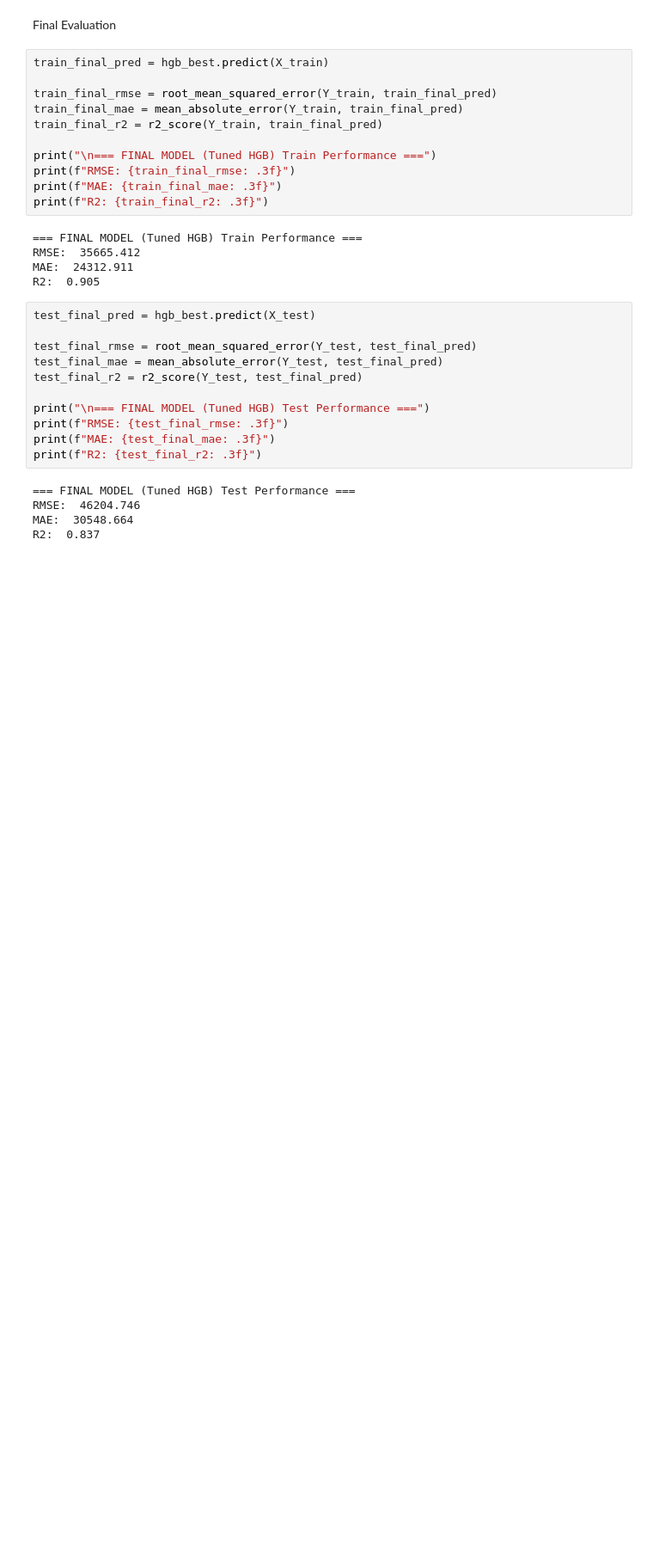
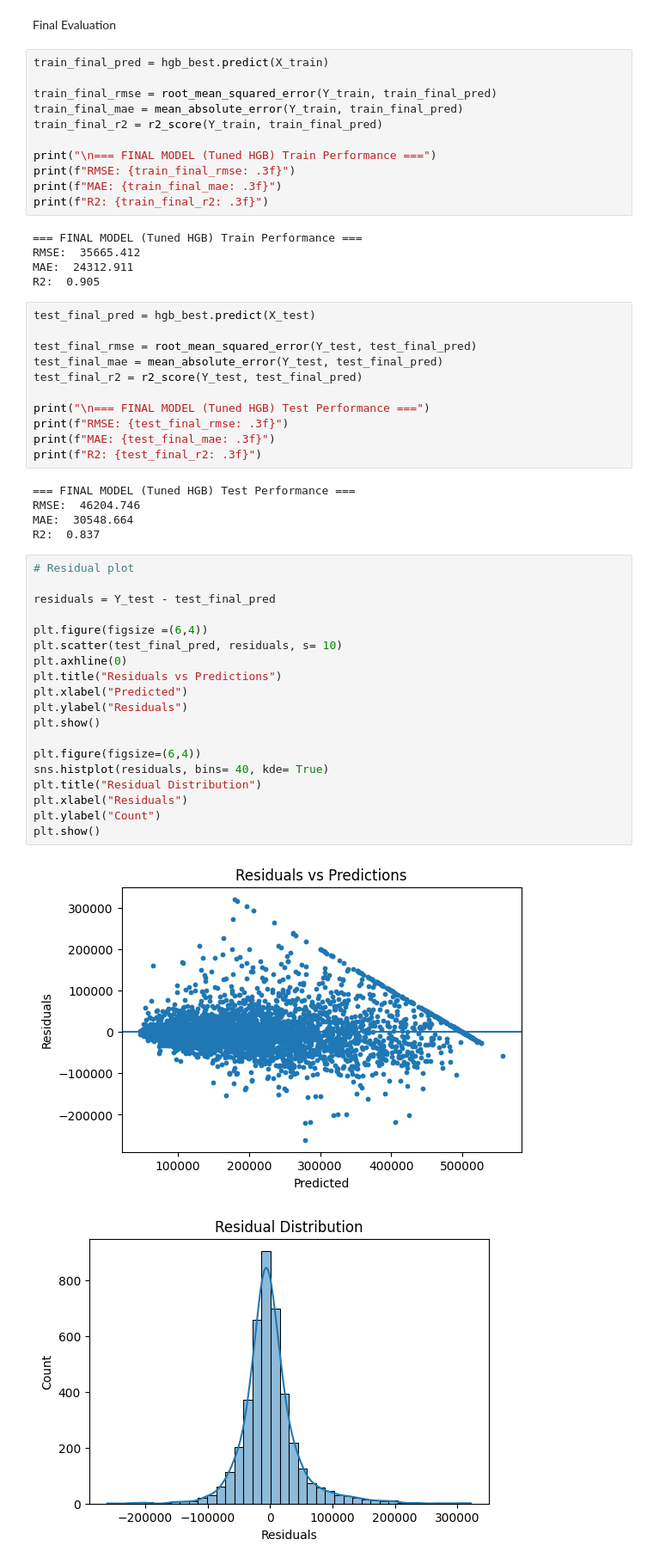
Before and after one commit to Dulyana-Silva/MLproject5-House-Price-Prediction, a Jupyter notebook: House_Price_Prediction.ipynb, the cells around one changed output. Shown at 86% size. Cells and saved outputs as stored; diff of their text form; blank space fills up the shorter version.

```diff
--- a/House_Price_Prediction.ipynb
+++ b/House_Price_Prediction.ipynb
@@ -710,3 +710,25 @@ print(f"R2: {test_final_r2: .3f}")
 RMSE:  46204.746
 MAE:  30548.664
 R2:  0.837
+# %%
+# Residual plot
+
+residuals = Y_test - test_final_pred
+
+plt.figure(figsize =(6,4))
+plt.scatter(test_final_pred, residuals, s= 10)
+plt.axhline(0)
+plt.title("Residuals vs Predictions")
+plt.xlabel("Predicted")
+plt.ylabel("Residuals")
+plt.show()
+
+plt.figure(figsize=(6,4))
+sns.histplot(residuals, bins= 40, kde= True)
+plt.title("Residual Distribution")
+plt.xlabel("Residuals")
+plt.ylabel("Count")
+plt.show()
+# %% [output]
+[figure, added]
+[figure, added]
```
Also changed, not shown: parts of 5 cells of this notebook.
